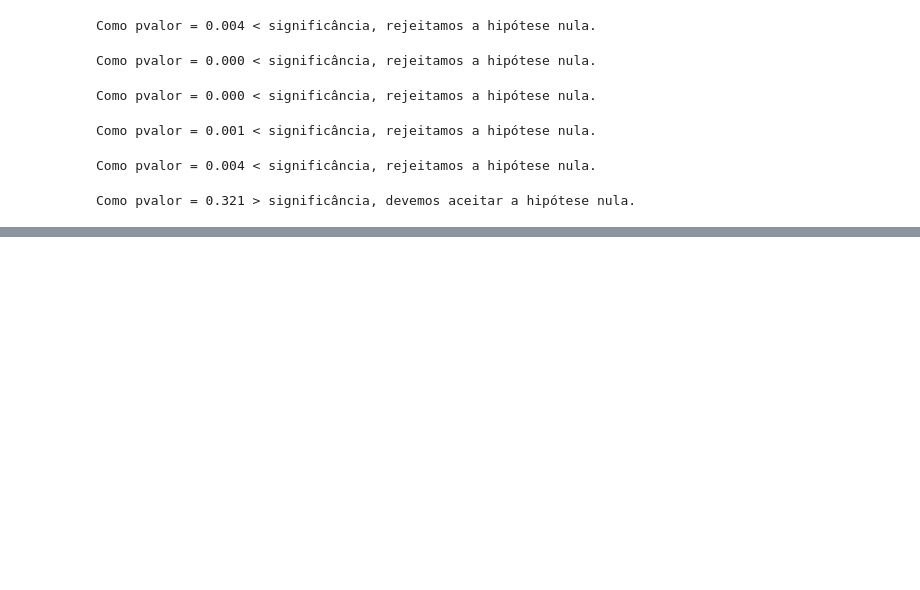
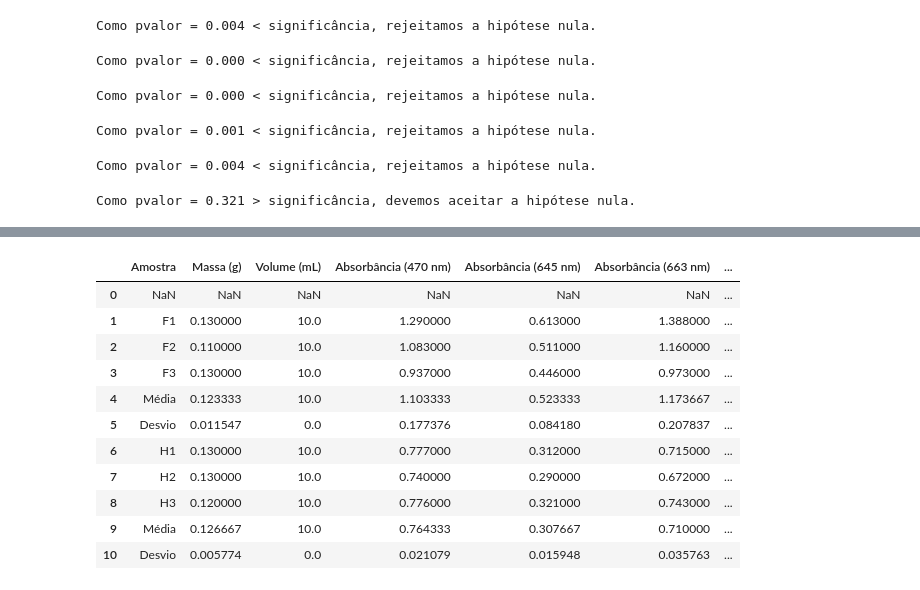
Before and after one commit to JoaoCarames/TCC---Tomate-cereja, a Jupyter notebook: teste_hipotese/testes.ipynb, the cells around one changed output, grey strips where cells are left out. Drawn from its saved outputs; the diff is of its cells as text; code cells hidden in the pictures; blank space fills up the shorter version.

```diff
--- a/teste_hipotese/testes.ipynb
+++ b/teste_hipotese/testes.ipynb
@@ -226,0 +227,16 @@ Como pvalor = 0.410 > significância, devemos aceitar a hipótese nula.
+# %%
+df2 = pd.read_excel("resultados_pigmentos.xlsx")
+display(df2)
+# %% [output]
+|  | Amostra | Massa (g) | Volume (mL) | Absorbância (470 nm) | Absorbância (645 nm) | Absorbância (663 nm) | ... |
+| 0 | NaN | NaN | NaN | NaN | NaN | NaN | ... |
+| 1 | F1 | 0.130000 | 10.0 | 1.290000 | 0.613000 | 1.388000 | ... |
+| 2 | F2 | 0.110000 | 10.0 | 1.083000 | 0.511000 | 1.160000 | ... |
+| 3 | F3 | 0.130000 | 10.0 | 0.937000 | 0.446000 | 0.973000 | ... |
+| 4 | Média | 0.123333 | 10.0 | 1.103333 | 0.523333 | 1.173667 | ... |
+| 5 | Desvio | 0.011547 | 0.0 | 0.177376 | 0.084180 | 0.207837 | ... |
+| 6 | H1 | 0.130000 | 10.0 | 0.777000 | 0.312000 | 0.715000 | ... |
+| 7 | H2 | 0.130000 | 10.0 | 0.740000 | 0.290000 | 0.672000 | ... |
+| 8 | H3 | 0.120000 | 10.0 | 0.776000 | 0.321000 | 0.743000 | ... |
+| 9 | Média | 0.126667 | 10.0 | 0.764333 | 0.307667 | 0.710000 | ... |
+| 10 | Desvio | 0.005774 | 0.0 | 0.021079 | 0.015948 | 0.035763 | ... |
```
Also changed, not shown: parts of 12 cells of this notebook.
